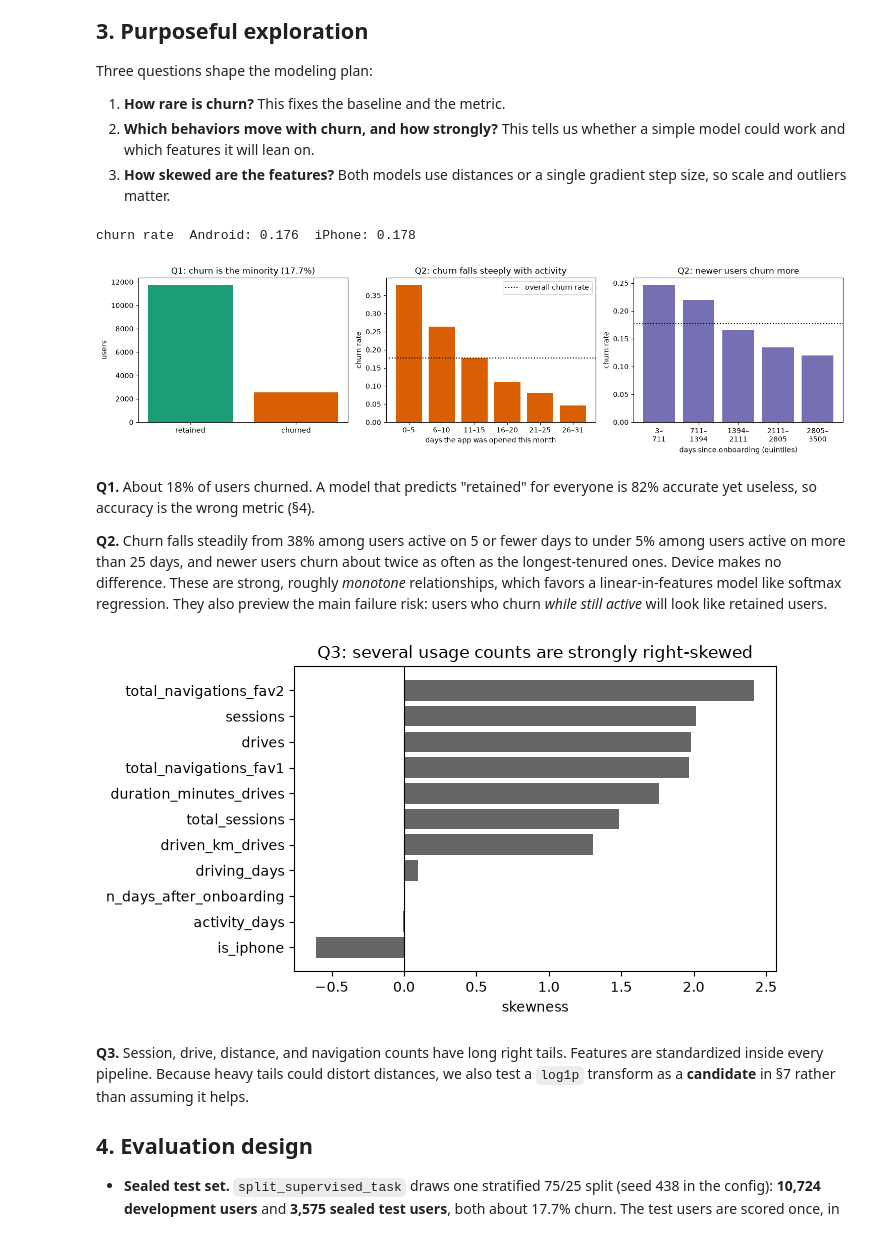
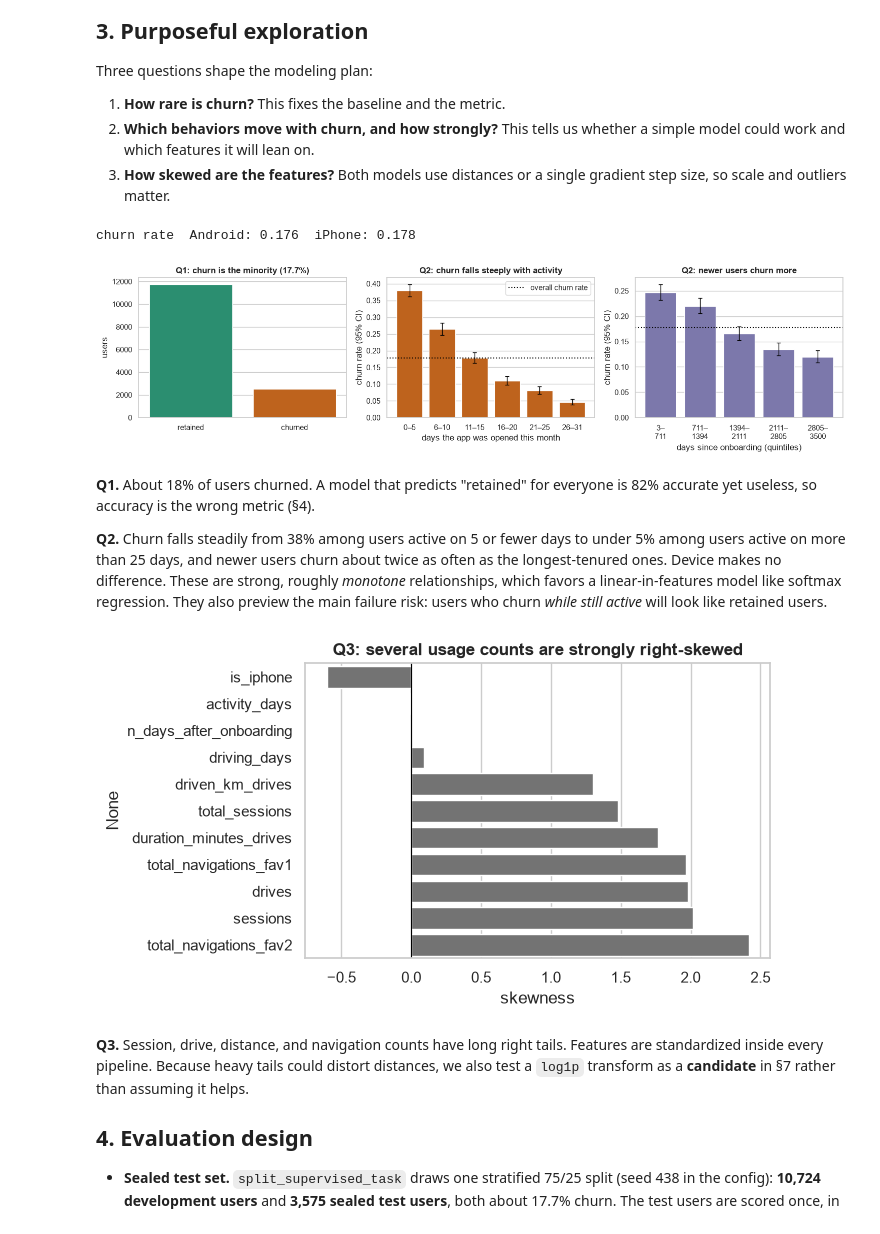
Before and after one commit to Jorgo-Rice/inde_577, a Jupyter notebook: notebooks/02-waze-churn-softmax-vs-knn.ipynb, the cells around one changed output. Drawn from its saved outputs; the diff is of its cells as text; code cells hidden in the pictures.

```diff
--- a/notebooks/02-waze-churn-softmax-vs-knn.ipynb
+++ b/notebooks/02-waze-churn-softmax-vs-knn.ipynb
@@ -27,6 +27,7 @@ from pathlib import Path
 import matplotlib.pyplot as plt
 import numpy as np
 import pandas as pd
+import seaborn as sns
 from sklearn.linear_model import LogisticRegression
 from sklearn.metrics import (
     average_precision_score,
@@ -50,7 +51,9 @@ from dsm_project.evaluation import (
     precision_recall_at,
 )
 from dsm_project.experiments import evaluate_supervised_estimator, split_supervised_task
+from dsm_project.visualization import OUTCOME_PALETTE, plot_rate_by_group, rate_by_group, set_theme
 
+set_theme()
 CONFIG_PATH = Path("configs/waze.toml")
 TASK_KEY = "classification"
 
@@ -116,32 +119,31 @@ Three questions shape the modeling plan:
 fig, axes = plt.subplots(1, 3, figsize=(15, 4))
 
 rate = frame["churned"].mean()
-axes[0].bar(["retained", "churned"], frame["churned"].value_counts().sort_index().values,
-            color=["#1b9e77", "#d95f02"])
-axes[0].set(ylabel="users", title=f"Q1: churn is the minority ({rate:.1%})")
+outcome = frame["churned"].map({0: "retained", 1: "churned"})
+sns.countplot(x=outcome, order=["retained", "churned"], hue=outcome, palette=OUTCOME_PALETTE,
+              legend=False, ax=axes[0])
+axes[0].set(xlabel="", ylabel="users", title=f"Q1: churn is the minority ({rate:.1%})")
 
-activity = frame.groupby(pd.cut(frame["activity_days"], [-1, 5, 10, 15, 20, 25, 31]),
-                         observed=True)["churned"].mean()
-axes[1].bar(["0–5", "6–10", "11–15", "16–20", "21–25", "26–31"], activity.values,
-            color="#d95f02")
-axes[1].axhline(rate, color="black", linestyle=":", label="overall churn rate")
-axes[1].set(xlabel="days the app was opened this month", ylabel="churn rate",
-            title="Q2: churn falls steeply with activity")
-axes[1].legend()
+activity_bins = pd.cut(frame["activity_days"], [-1, 5, 10, 15, 20, 25, 31],
+                       labels=["0–5", "6–10", "11–15", "16–20", "21–25", "26–31"])
+plot_rate_by_group(rate_by_group(frame["churned"], activity_bins), overall_rate=rate,
+                   ax=axes[1], xlabel="days the app was opened this month",
+                   title="Q2: churn falls steeply with activity")
 
-tenure = frame.groupby(pd.qcut(frame["n_days_after_onboarding"], 5), observed=True)["churned"].mean()
-axes[2].bar([f"{int(b.left)}–\n{int(b.right)}" for b in tenure.index], tenure.values,
-            color="#7570b3")
-axes[2].axhline(rate, color="black", linestyle=":")
-axes[2].set(xlabel="days since onboarding (quintiles)", ylabel="churn rate",
-            title="Q2: newer users churn more")
+tenure_bins = pd.qcut(frame["n_days_after_onboarding"], 5)
+tenure_bins = tenure_bins.cat.rename_categories(
+    [f"{int(b.left)}–\n{int(b.right)}" for b in tenure_bins.cat.categories])
+plot_rate_by_group(rate_by_group(frame["churned"], tenure_bins), overall_rate=rate,
+                   ax=axes[2], xlabel="days since onboarding (quintiles)",
+                   title="Q2: newer users churn more", color="#7570b3")
+axes[2].get_legend().remove()
 plt.tight_layout()
 
 device = frame.groupby("is_iphone")["churned"].mean()
 print(f"churn rate  Android: {device[0]:.3f}  iPhone: {device[1]:.3f}")
 # %% [output]
 churn rate  Android: 0.176  iPhone: 0.178
-[figure, old version]
+[figure, new version]
 # %% [markdown]
 **Q1.** About 18% of users churned. A model that predicts "retained" for everyone is 82% accurate yet useless, so accuracy is the wrong metric (§4).
 
@@ -149,12 +151,12 @@ churn rate  Android: 0.176  iPhone: 0.178
 # %%
 skew = frame.loc[:, task.feature_columns].skew().sort_values()
 fig, ax = plt.subplots(figsize=(7, 4))
-ax.barh(skew.index, skew.values, color="#666666")
+sns.barplot(x=skew.values, y=skew.index, color="0.45", ax=ax)
 ax.axvline(0, color="black", linewidth=0.8)
 ax.set(xlabel="skewness", title="Q3: several usage counts are strongly right-skewed")
 plt.tight_layout()
 # %% [output]
-[figure, old version]
+[figure, new version]
 # %% [markdown]
 **Q3.** Session, drive, distance, and navigation counts have long right tails. Features are standardized inside every pipeline. Because heavy tails could distort distances, we also test a `log1p` transform as a **candidate** in §7 rather than assuming it helps.
 
```
Also changed, not shown: parts of 2 cells of this notebook, 2 other files.
